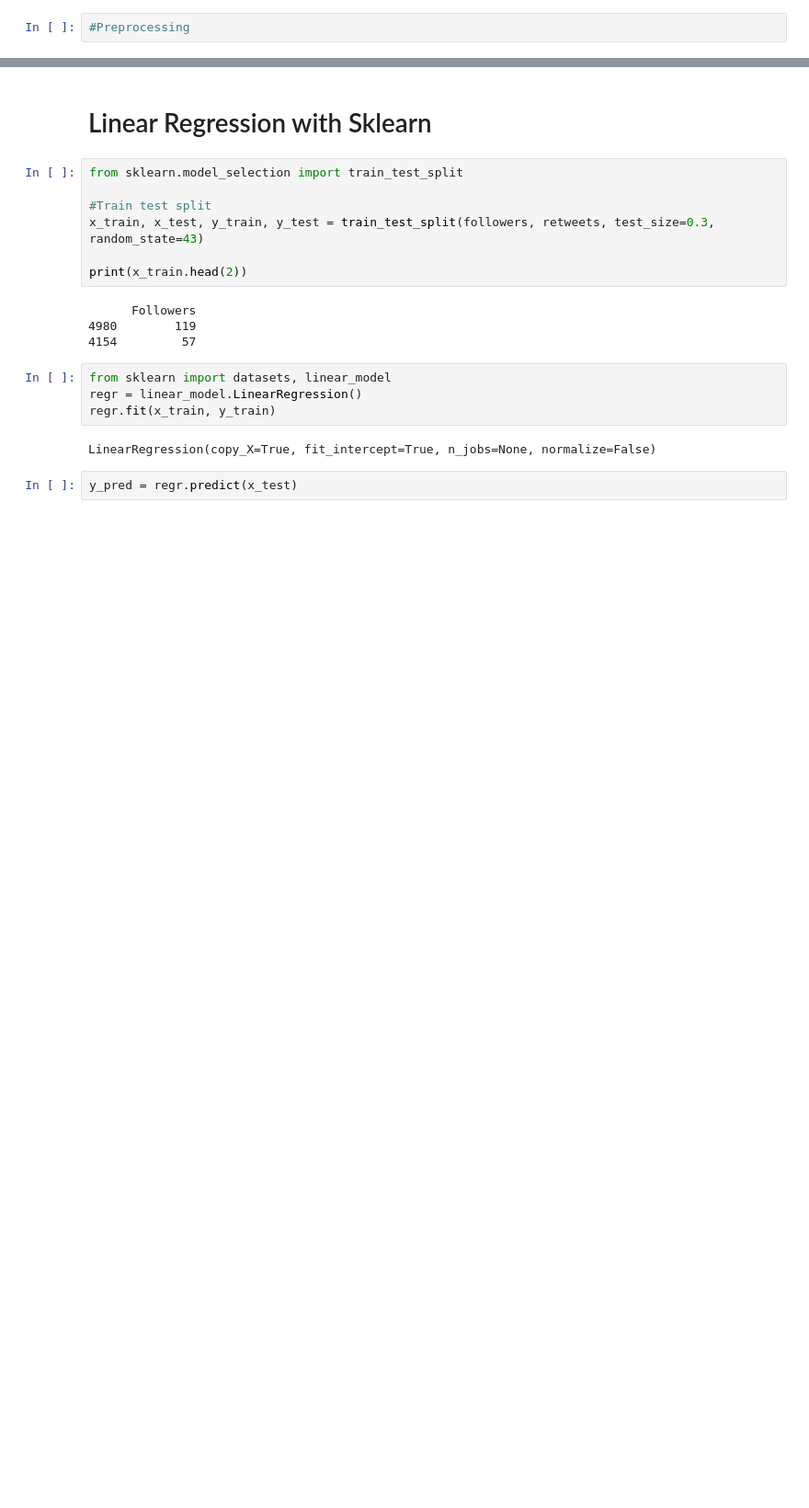
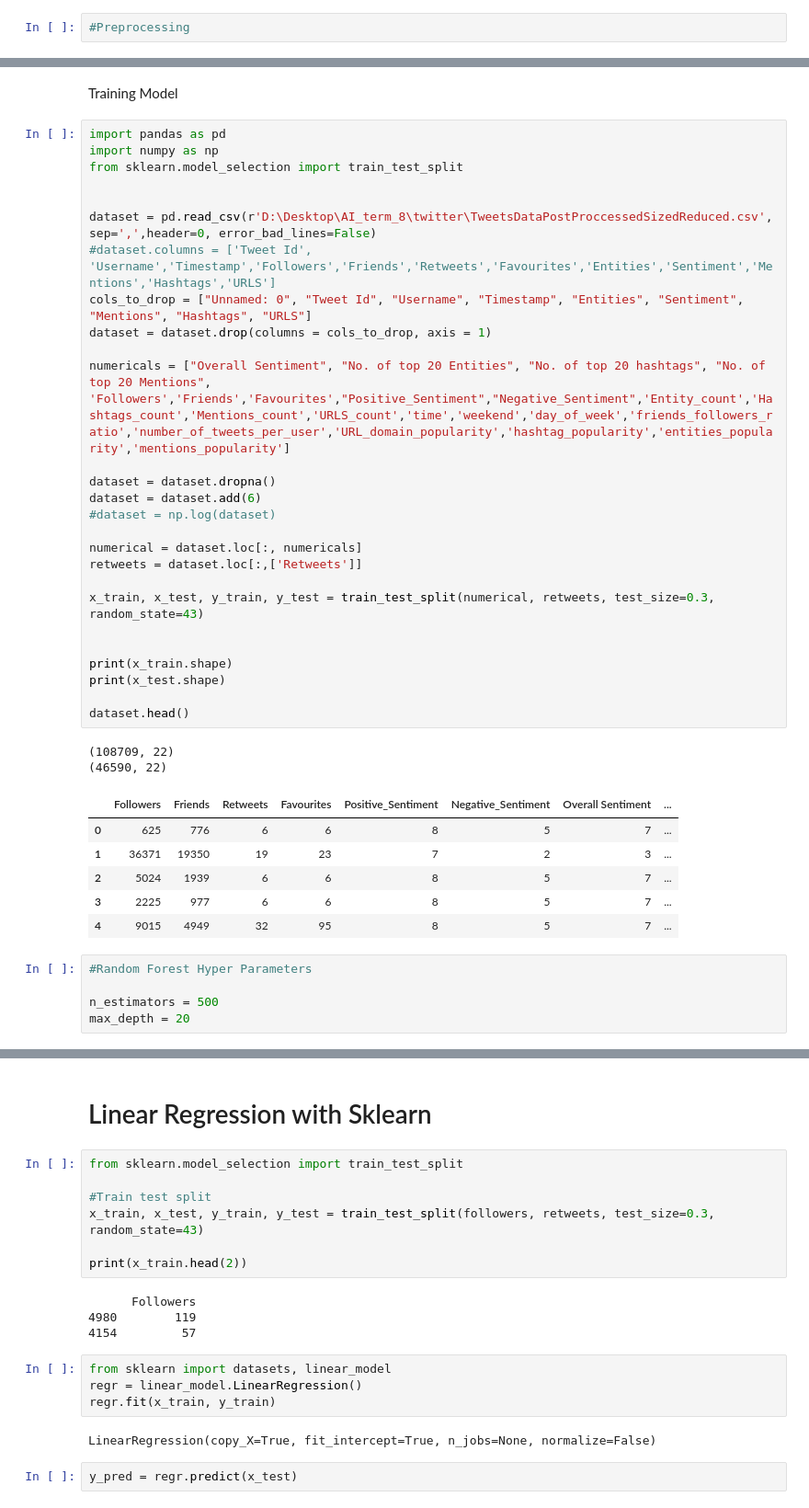
Before and after one commit to Dustyik/TwitterAIproj, a Jupyter notebook: attemptone.ipynb, the cells around one changed output, grey strips where cells are left out. Shown at 92% size. Cells and saved outputs as stored; diff of their text form; blank space fills up the shorter version.

```diff
--- a/attemptone.ipynb
+++ b/attemptone.ipynb
@@ -406,0 +465,43 @@ sns.scatterplot(x="Followers",y='Retweets', data=dataset, palette="muted");
+# %% [markdown]
+Training Model
+# %%
+import pandas as pd
+import numpy as np
+from sklearn.model_selection import train_test_split
+
+
+dataset = pd.read_csv(r'D:\Desktop\AI_term_8\twitter\TweetsDataPostProccessedSizedReduced.csv', sep=',',header=0, error_bad_lines=False)
+#dataset.columns = ['Tweet Id', 'Username','Timestamp','Followers','Friends','Retweets','Favourites','Entities','Sentiment','Mentions','Hashtags','URLS']
+cols_to_drop = ["Unnamed: 0", "Tweet Id", "Username", "Timestamp", "Entities", "Sentiment", "Mentions", "Hashtags", "URLS"]
+dataset = dataset.drop(columns = cols_to_drop, axis = 1)
+
+numericals = ["Overall Sentiment", "No. of top 20 Entities", "No. of top 20 hashtags", "No. of top 20 Mentions", 'Followers','Friends','Favourites',"Positive_Sentiment","Negative_Sentiment",'Entity_count','Hashtags_count','Mentions_count','URLS_count','time','weekend','day_of_week','friends_followers_ratio','number_of_tweets_per_user','URL_domain_popularity','hashtag_popularity','entities_popularity','mentions_popularity']
+
+dataset = dataset.dropna()
+dataset = dataset.add(6)
+#dataset = np.log(dataset)
+
+numerical = dataset.loc[:, numericals]
+retweets = dataset.loc[:,['Retweets']]
+
+x_train, x_test, y_train, y_test = train_test_split(numerical, retweets, test_size=0.3, random_state=43)
+
+
+print(x_train.shape)
+print(x_test.shape)
+
+dataset.head()
+# %% [output]
+(108709, 22)
+(46590, 22)
+|  | Followers | Friends | Retweets | Favourites | Positive_Sentiment | Negative_Sentiment | Overall Sentiment | ... |
+| 0 | 625 | 776 | 6 | 6 | 8 | 5 | 7 | ... |
+| 1 | 36371 | 19350 | 19 | 23 | 7 | 2 | 3 | ... |
+| 2 | 5024 | 1939 | 6 | 6 | 8 | 5 | 7 | ... |
+| 3 | 2225 | 977 | 6 | 6 | 8 | 5 | 7 | ... |
+| 4 | 9015 | 4949 | 32 | 95 | 8 | 5 | 7 | ... |
+# %%
+#Random Forest Hyper Parameters
+
+n_estimators = 500
+max_depth = 20
```
Also changed, not shown: parts of 12 cells of this notebook.
